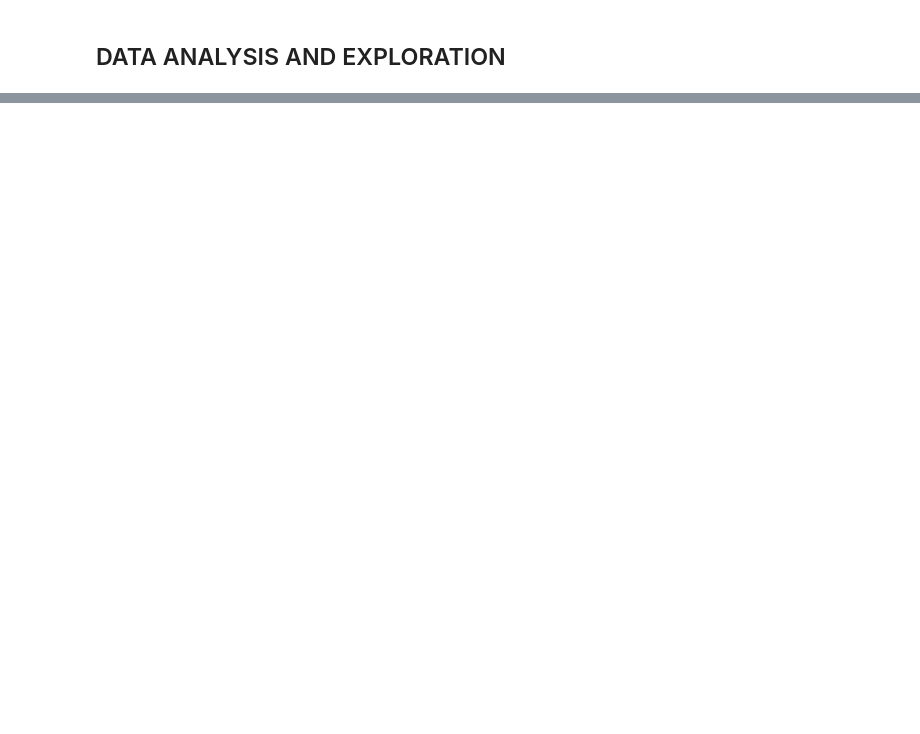
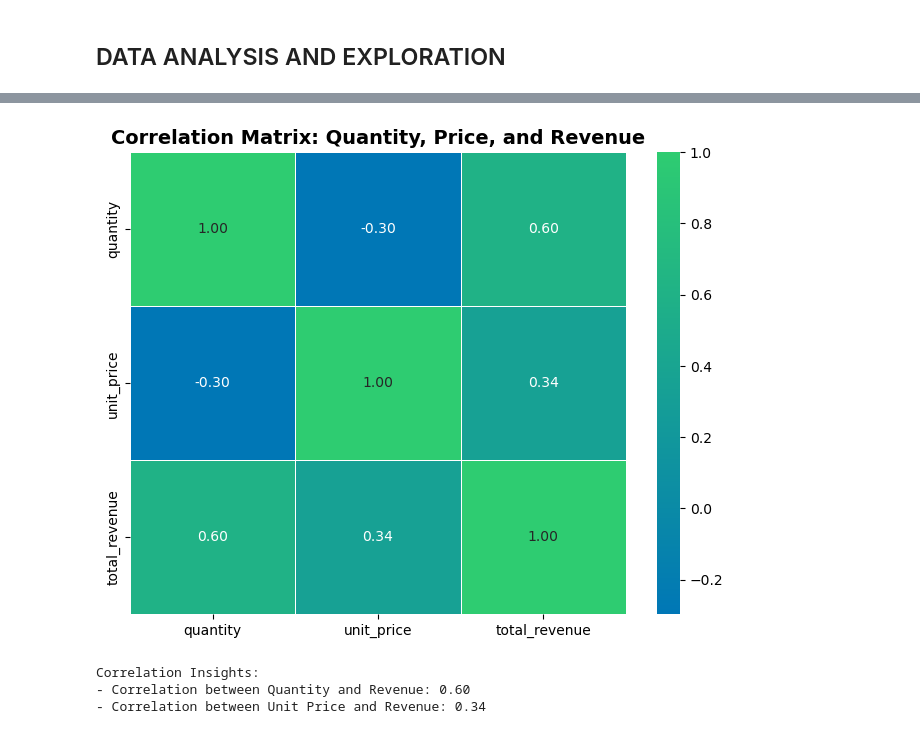
Before and after one commit to Raeesa12/FUTURE_DS_01, a Jupyter notebook: business_sales_analytics.ipynb, the cells around one changed output, grey strips where cells are left out. Drawn from its saved outputs; the diff is of its cells as text; code cells hidden in the pictures; blank space fills up the shorter version.

Commit message:
Data analysis and exploration

```diff
--- a/business_sales_analytics.ipynb
+++ b/business_sales_analytics.ipynb
@@ -279,3 +283,8 @@ data.head()
 data.to_csv('data_cleaned.csv', index=False)
 # %% [markdown]
 ## DATA ANALYSIS AND EXPLORATION
+# %%
+import pandas as pd
+
+data = pd.read_csv('data_cleaned.csv')
+data.head()
@@ -281,0 +298,11 @@ data.to_csv('data_cleaned.csv', index=False)
+# %%
+import seaborn as sns
+import matplotlib.pyplot as plt
+import numpy as np
+
+# custom colour palette
+blue = "#0077B6"
+green = "#2ECC71"
+
+my_palette = [blue, green]
+sns.set_palette(my_palette)
@@ -281,0 +311,3 @@ data.to_csv('data_cleaned.csv', index=False)
+# %%
+data['total_revenue'] = data['quantity'] * data['unit_price']
+data.describe()
@@ -281,0 +344,25 @@ data.to_csv('data_cleaned.csv', index=False)
+# %%
+import matplotlib.colors as mcolors
+
+correlation_matrix = data[['quantity', 'unit_price', 'total_revenue']].corr()
+
+custom_cmap = mcolors.LinearSegmentedColormap.from_list("blue_green", [blue, green])
+
+plt.figure(figsize=(8, 6))
+sns.heatmap(correlation_matrix,
+            annot=True,
+            cmap=custom_cmap,
+            fmt=".2f",
+            linewidths=0.5)
+
+plt.title('Correlation Matrix: Quantity, Price, and Revenue', fontsize=14, fontweight='bold')
+plt.show()
+
+print("Correlation Insights:")
+print(f"- Correlation between Quantity and Revenue: {correlation_matrix.loc['quantity', 'total_revenue']:.2f}")
+print(f"- Correlation between Unit Price and Revenue: {correlation_matrix.loc['unit_price', 'total_revenue']:.2f}")
+# %% [output]
+[figure, added]
+Correlation Insights:
+- Correlation between Quantity and Revenue: 0.60
+- Correlation between Unit Price and Revenue: 0.34
```
Also changed, not shown: parts of 24 cells of this notebook, 1 other file.
